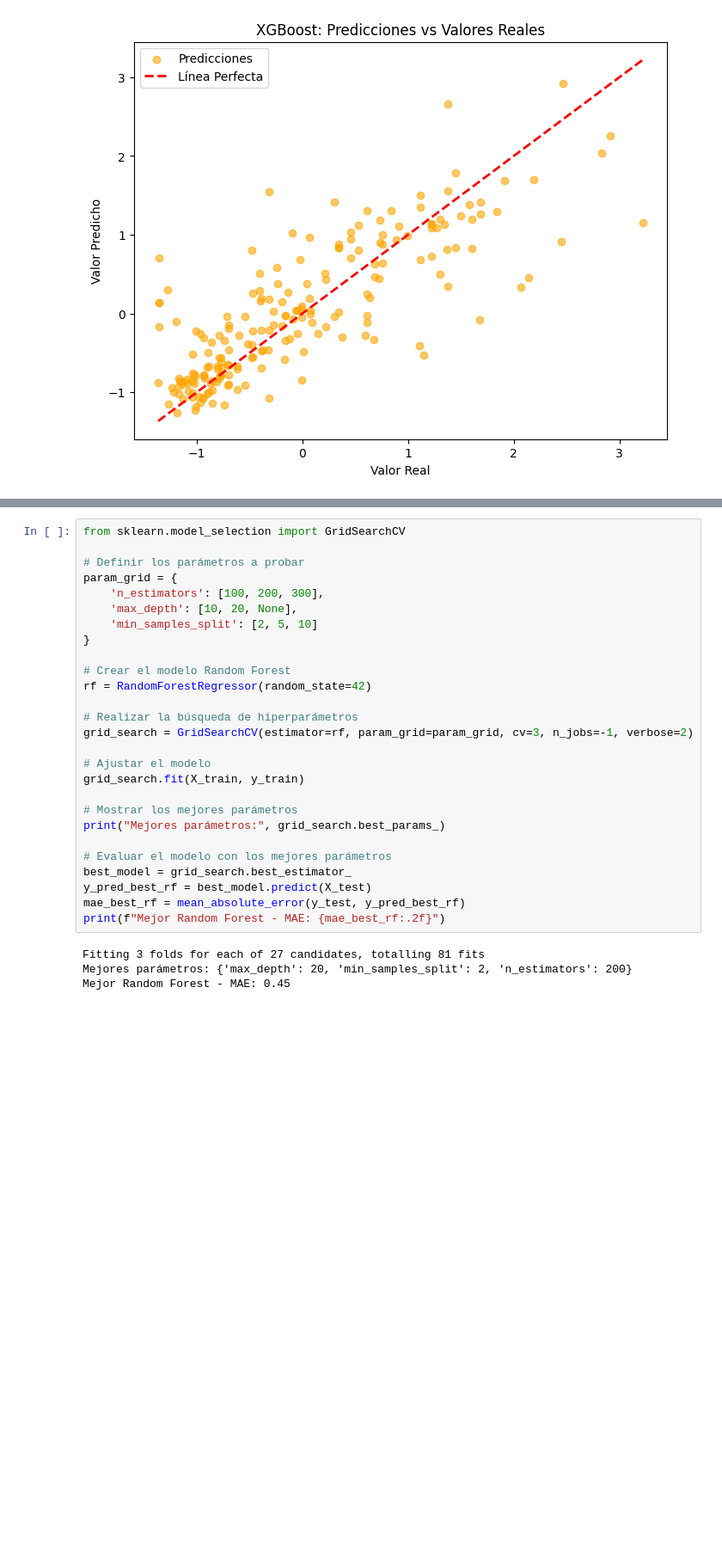
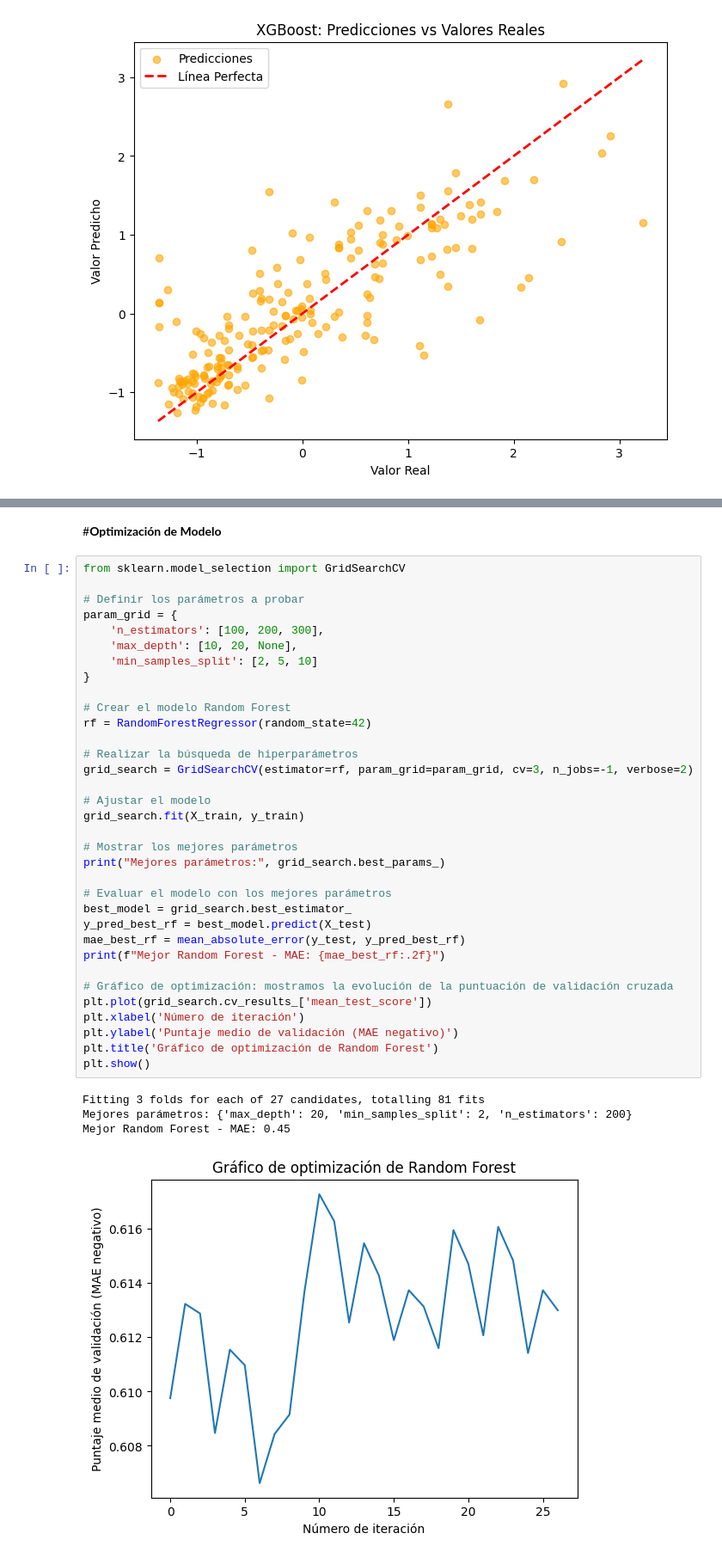
Before and after one commit to damianrod88/projectds, a Jupyter notebook: entrega_final_damian_rodriguez.ipynb, the cells around one changed output, grey strips where cells are left out. Shown at 86% size. Drawn from its saved outputs; the diff is of its cells as text; blank space fills up the shorter version.

```diff
--- a/entrega_final_damian_rodriguez.ipynb
+++ b/entrega_final_damian_rodriguez.ipynb
@@ -835,31 +892,41 @@ Ajustamos hiperparámetros
+# %% [markdown]
+#**Optimización de Modelo**
 # %%
 from sklearn.model_selection import GridSearchCV
 
 # Definir los parámetros a probar
 param_grid = {
     'n_estimators': [100, 200, 300],
     'max_depth': [10, 20, None],
     'min_samples_split': [2, 5, 10]
 }
 
 # Crear el modelo Random Forest
 rf = RandomForestRegressor(random_state=42)
 
 # Realizar la búsqueda de hiperparámetros
 grid_search = GridSearchCV(estimator=rf, param_grid=param_grid, cv=3, n_jobs=-1, verbose=2)
 
 # Ajustar el modelo
 grid_search.fit(X_train, y_train)
 
 # Mostrar los mejores parámetros
 print("Mejores parámetros:", grid_search.best_params_)
 
 # Evaluar el modelo con los mejores parámetros
 best_model = grid_search.best_estimator_
 y_pred_best_rf = best_model.predict(X_test)
 mae_best_rf = mean_absolute_error(y_test, y_pred_best_rf)
 print(f"Mejor Random Forest - MAE: {mae_best_rf:.2f}")
+
+# Gráfico de optimización: mostramos la evolución de la puntuación de validación cruzada
+plt.plot(grid_search.cv_results_['mean_test_score'])
+plt.xlabel('Número de iteración')
+plt.ylabel('Puntaje medio de validación (MAE negativo)')
+plt.title('Gráfico de optimización de Random Forest')
+plt.show()
 # %% [output]
 Fitting 3 folds for each of 27 candidates, totalling 81 fits
 Mejores parámetros: {'max_depth': 20, 'min_samples_split': 2, 'n_estimators': 200}
 Mejor Random Forest - MAE: 0.45
+[figure, added]
```
Also changed, not shown: parts of 12 cells of this notebook.
